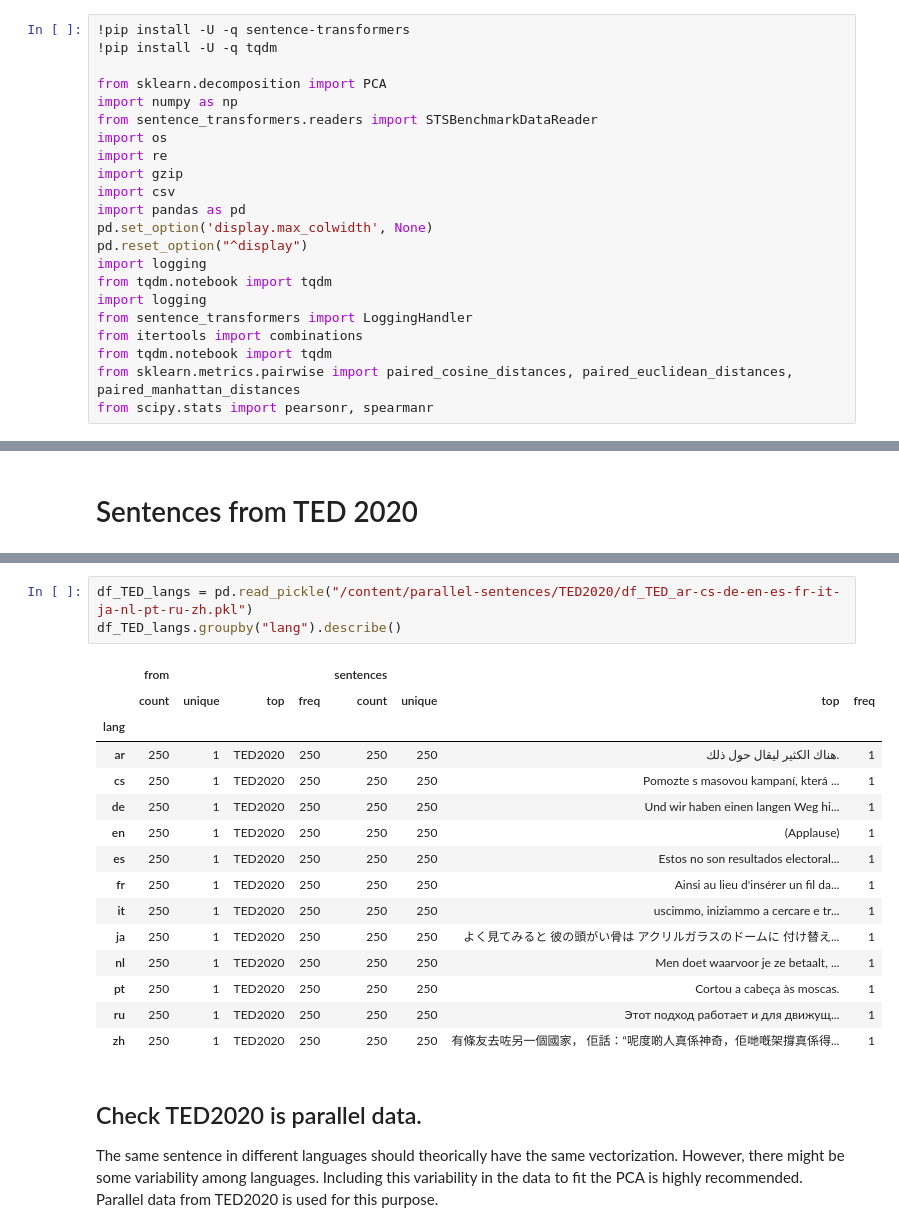
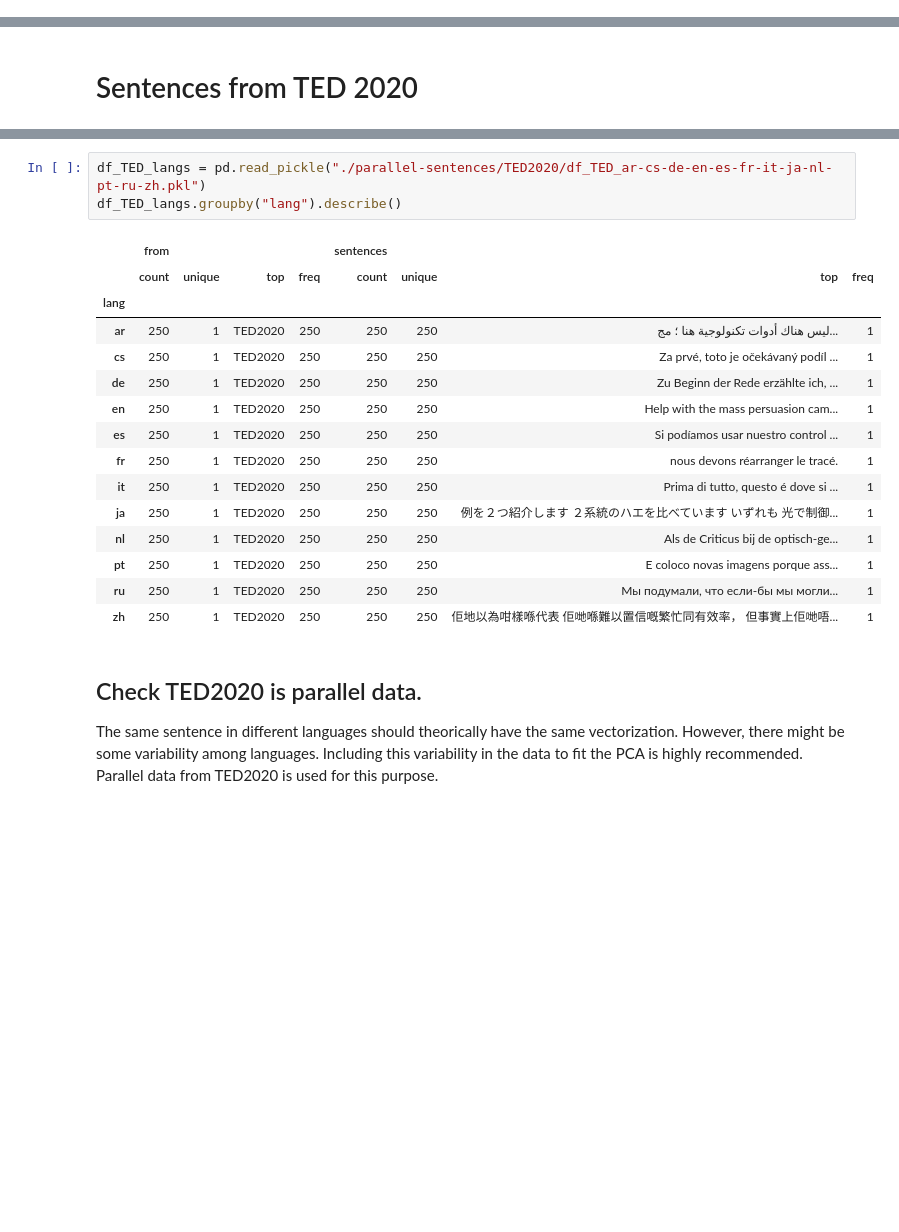
Before and after one commit to Huertas97/Get_Multilingual_Data, a Jupyter notebook: notebooks/Multilingual_Data_fit_PCA.ipynb, the cells around one changed output, grey strips where cells are left out. Saved outputs shown, nothing was run; the diff lists cells and outputs as text; blank space fills up the shorter version.

```diff
--- a/notebooks/Multilingual_Data_fit_PCA.ipynb
+++ b/notebooks/Multilingual_Data_fit_PCA.ipynb
@@ -19,22 +15,0 @@ import pandas as pd
-# %%
-!pip install -U -q sentence-transformers
-!pip install -U -q tqdm
-
-from sklearn.decomposition import PCA
-import numpy as np
-from sentence_transformers.readers import STSBenchmarkDataReader
-import os
-import re
-import gzip
-import csv
-import pandas as pd
-pd.set_option('display.max_colwidth', None)
-pd.reset_option("^display")
-import logging
-from tqdm.notebook import tqdm
-import logging
-from sentence_transformers import LoggingHandler
-from itertools import combinations
-from tqdm.notebook import tqdm
-from sklearn.metrics.pairwise import paired_cosine_distances, paired_euclidean_distances, paired_manhattan_distances
-from scipy.stats import pearsonr, spearmanr
@@ -118,24 +101,24 @@ TED2020-en-it-train_pca.tsv.gz
 --- Removing downloaded files ---
 --- Finish ---
 # %%
-df_TED_langs = pd.read_pickle("/content/parallel-sentences/TED2020/df_TED_ar-cs-de-en-es-fr-it-ja-nl-pt-ru-zh.pkl")
+df_TED_langs = pd.read_pickle("./parallel-sentences/TED2020/df_TED_ar-cs-de-en-es-fr-it-ja-nl-pt-ru-zh.pkl")
 df_TED_langs.groupby("lang").describe()
 # %% [output]
 |  | from |  |  |  | sentences |  |  |  |
 |  | count | unique | top | freq | count | unique | top | freq |
 | lang |  |  |  |  |  |  |  |  |
-| ar | 250 | 1 | TED2020 | 250 | 250 | 250 | هناك الكثير ليقال حول ذلك. | 1 |
-| cs | 250 | 1 | TED2020 | 250 | 250 | 250 | Pomozte s masovou kampaní, která ... | 1 |
-| de | 250 | 1 | TED2020 | 250 | 250 | 250 | Und wir haben einen langen Weg hi... | 1 |
-| en | 250 | 1 | TED2020 | 250 | 250 | 250 | (Applause) | 1 |
-| es | 250 | 1 | TED2020 | 250 | 250 | 250 | Estos no son resultados electoral... | 1 |
-| fr | 250 | 1 | TED2020 | 250 | 250 | 250 | Ainsi au lieu d'insérer un fil da... | 1 |
-| it | 250 | 1 | TED2020 | 250 | 250 | 250 | uscimmo, iniziammo a cercare e tr... | 1 |
-| ja | 250 | 1 | TED2020 | 250 | 250 | 250 | よく見てみると 彼の頭がい骨は アクリルガラスのドームに 付け替え... | 1 |
-| nl | 250 | 1 | TED2020 | 250 | 250 | 250 | Men doet waarvoor je ze betaalt, ... | 1 |
-| pt | 250 | 1 | TED2020 | 250 | 250 | 250 | Cortou a cabeça às moscas. | 1 |
-| ru | 250 | 1 | TED2020 | 250 | 250 | 250 | Этот подход работает и для движущ... | 1 |
-| zh | 250 | 1 | TED2020 | 250 | 250 | 250 | 有條友去咗另一個國家， 佢話：“呢度啲人真係神奇，佢哋嘅架撐真係得... | 1 |
+| ar | 250 | 1 | TED2020 | 250 | 250 | 250 | ليس هناك أدوات تكنولوجية هنا ؛ مج... | 1 |
+| cs | 250 | 1 | TED2020 | 250 | 250 | 250 | Za prvé, toto je očekávaný podíl ... | 1 |
+| de | 250 | 1 | TED2020 | 250 | 250 | 250 | Zu Beginn der Rede erzählte ich, ... | 1 |
+| en | 250 | 1 | TED2020 | 250 | 250 | 250 | Help with the mass persuasion cam... | 1 |
+| es | 250 | 1 | TED2020 | 250 | 250 | 250 | Si podíamos usar nuestro control ... | 1 |
+| fr | 250 | 1 | TED2020 | 250 | 250 | 250 | nous devons réarranger le tracé. | 1 |
+| it | 250 | 1 | TED2020 | 250 | 250 | 250 | Prima di tutto, questo é dove si ... | 1 |
+| ja | 250 | 1 | TED2020 | 250 | 250 | 250 | 例を２つ紹介します ２系統のハエを比べています いずれも 光で制御... | 1 |
+| nl | 250 | 1 | TED2020 | 250 | 250 | 250 | Als de Criticus bij de optisch-ge... | 1 |
+| pt | 250 | 1 | TED2020 | 250 | 250 | 250 | E coloco novas imagens porque ass... | 1 |
+| ru | 250 | 1 | TED2020 | 250 | 250 | 250 | Мы подумали, что если-бы мы могли... | 1 |
+| zh | 250 | 1 | TED2020 | 250 | 250 | 250 | 佢地以為咁樣喺代表 佢哋喺難以置信嘅繁忙同有效率， 但事實上佢哋唔... | 1 |
 # %% [markdown]
 ## Check TED2020 is parallel data.
 
```
Also changed, not shown: parts of 19 cells of this notebook.
